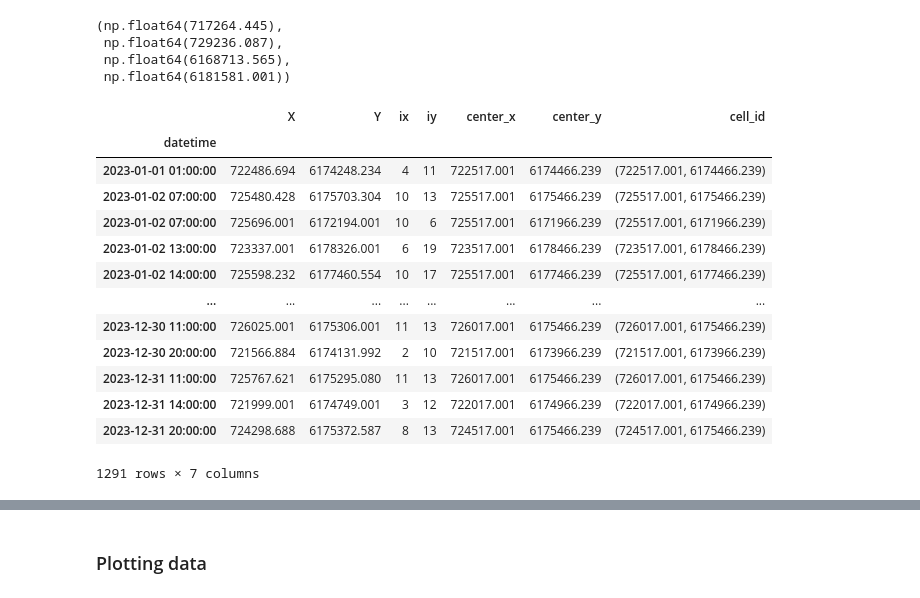
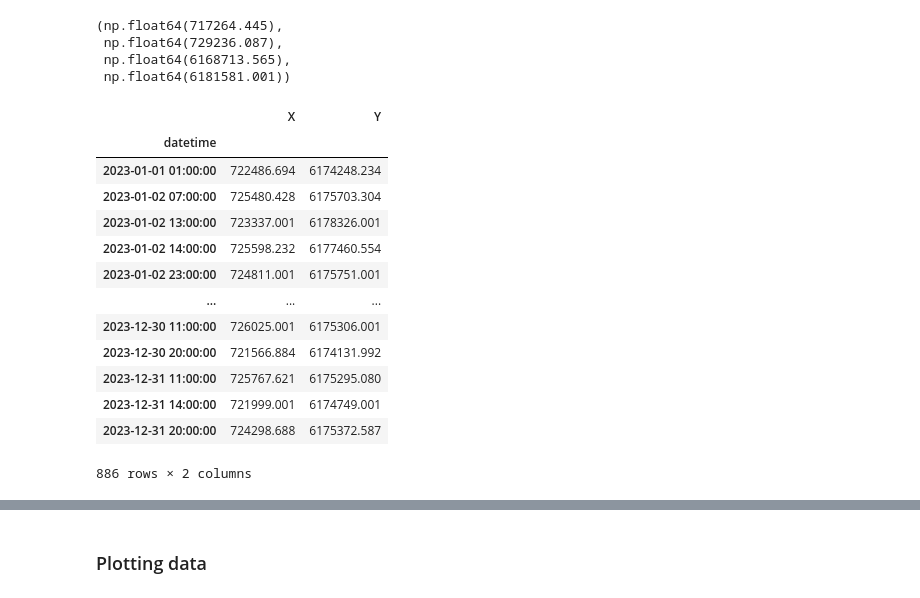
Before and after one commit to MadSoeDK/MBML-traffic-accidents, a Jupyter notebook: Mads/1. accident-modelling.ipynb, the cells around one changed output, grey strips where cells are left out. Saved outputs shown, nothing was run; the diff lists cells and outputs as text; code cells hidden in the pictures.

```diff
--- a/Mads/1. accident-modelling.ipynb
+++ b/Mads/1. accident-modelling.ipynb
@@ -72,30 +72,30 @@ df_acc['X'].min(), df_acc['X'].max(), df_acc['Y'].min(), df_acc['Y'].max()
 # %%
 # Reduce data size by reducing area size
 # To check boundary values: df_acc['X'].min(), df_acc['X'].max(), df_acc['Y'].min(), df_acc['Y'].max()
-X_MIN_CUTOFF = 720264.445001#721000
-X_MAX_CUTOFF = 727236.087#728000
-Y_MIN_CUTOFF = 6170713.565195#6160000
+X_MIN_CUTOFF = 721264.445001#721000
+X_MAX_CUTOFF = 726236.087#728000
+Y_MIN_CUTOFF = 6173713.565195#6160000
 Y_MAX_CUTOFF = 6178581.001#6180000
 
 df_acc = df_acc[(df_acc['X'] <= X_MAX_CUTOFF) & (df_acc['X'] >= X_MIN_CUTOFF) &
                 (df_acc['Y'] <= Y_MAX_CUTOFF) & (df_acc['Y'] >= Y_MIN_CUTOFF)].copy()
 
 df_acc
 # %% [output]
-|  | X | Y | ix | iy | center_x | center_y | cell_id |
-| datetime |  |  |  |  |  |  |  |
-| 2023-01-01 01:00:00 | 722486.694 | 6174248.234 | 4 | 11 | 722517.001 | 6174466.239 | (722517.001, 6174466.239) |
-| 2023-01-02 07:00:00 | 725480.428 | 6175703.304 | 10 | 13 | 725517.001 | 6175466.239 | (725517.001, 6175466.239) |
-| 2023-01-02 07:00:00 | 725696.001 | 6172194.001 | 10 | 6 | 725517.001 | 6171966.239 | (725517.001, 6171966.239) |
-| 2023-01-02 13:00:00 | 723337.001 | 6178326.001 | 6 | 19 | 723517.001 | 6178466.239 | (723517.001, 6178466.239) |
-| 2023-01-02 14:00:00 | 725598.232 | 6177460.554 | 10 | 17 | 725517.001 | 6177466.239 | (725517.001, 6177466.239) |
-| ... | ... | ... | ... | ... | ... | ... | ... |
-| 2023-12-30 11:00:00 | 726025.001 | 6175306.001 | 11 | 13 | 726017.001 | 6175466.239 | (726017.001, 6175466.239) |
-| 2023-12-30 20:00:00 | 721566.884 | 6174131.992 | 2 | 10 | 721517.001 | 6173966.239 | (721517.001, 6173966.239) |
-| 2023-12-31 11:00:00 | 725767.621 | 6175295.080 | 11 | 13 | 726017.001 | 6175466.239 | (726017.001, 6175466.239) |
-| 2023-12-31 14:00:00 | 721999.001 | 6174749.001 | 3 | 12 | 722017.001 | 6174966.239 | (722017.001, 6174966.239) |
-| 2023-12-31 20:00:00 | 724298.688 | 6175372.587 | 8 | 13 | 724517.001 | 6175466.239 | (724517.001, 6175466.239) |
+|  | X | Y |
+| datetime |  |  |
+| 2023-01-01 01:00:00 | 722486.694 | 6174248.234 |
+| 2023-01-02 07:00:00 | 725480.428 | 6175703.304 |
+| 2023-01-02 13:00:00 | 723337.001 | 6178326.001 |
+| 2023-01-02 14:00:00 | 725598.232 | 6177460.554 |
+| 2023-01-02 23:00:00 | 724811.001 | 6175751.001 |
+| ... | ... | ... |
+| 2023-12-30 11:00:00 | 726025.001 | 6175306.001 |
+| 2023-12-30 20:00:00 | 721566.884 | 6174131.992 |
+| 2023-12-31 11:00:00 | 725767.621 | 6175295.080 |
+| 2023-12-31 14:00:00 | 721999.001 | 6174749.001 |
+| 2023-12-31 20:00:00 | 724298.688 | 6175372.587 |
-1291 rows × 7 columns
+886 rows × 2 columns
 # %%
 # Calculate grid
 CELL_SIZE = 500
```
Also changed, not shown: parts of 8 cells of this notebook.
